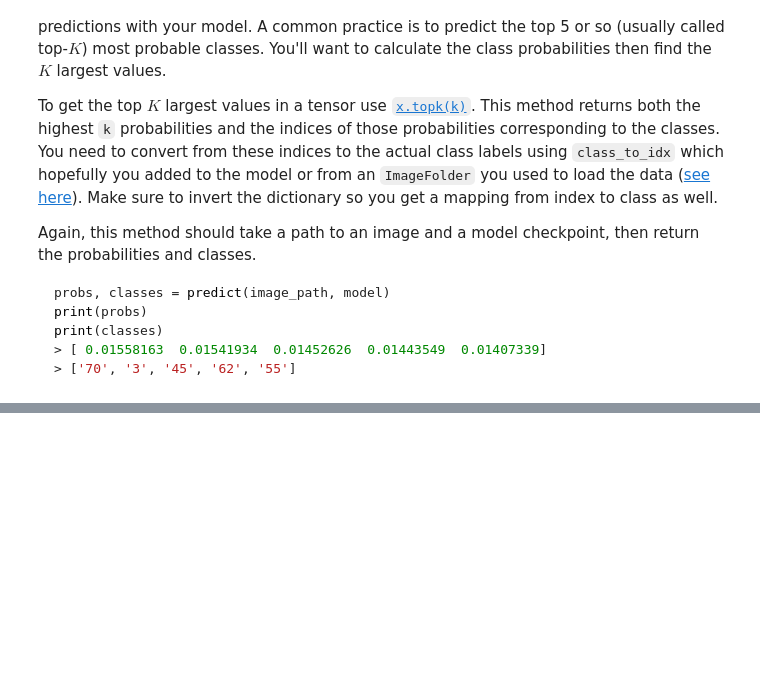
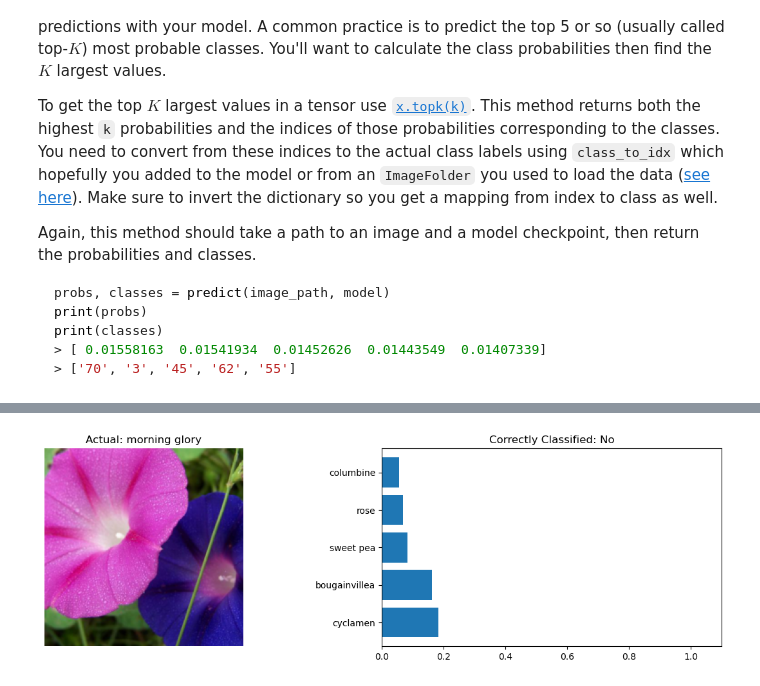
Before and after one commit to losindau/aipnd-project, a Jupyter notebook: Image Classifier Project.ipynb, the cells around one changed output, grey strips where cells are left out. Cells and saved outputs as stored; diff of their text form; code cells hidden in the pictures; blank space fills up the shorter version.

```diff
--- a/Image Classifier Project.ipynb
+++ b/Image Classifier Project.ipynb
@@ -480,0 +473,6 @@ classify_image(image_path, actual_flower_name)
+# %%
+image_path, actual_flower_name = random_image()
+
+classify_image(image_path, actual_flower_name)
+# %% [output]
+[figure, added]
```
Also changed, not shown: parts of 6 cells of this notebook, 1 other file.
